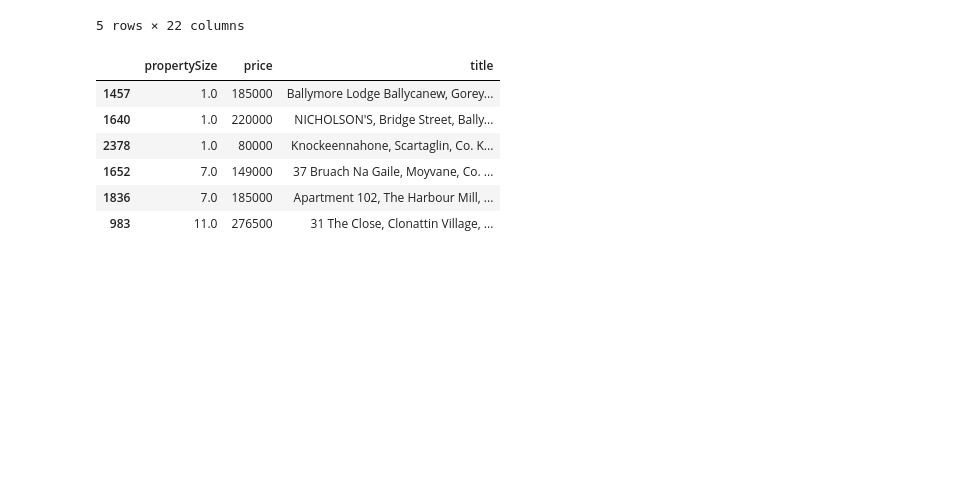
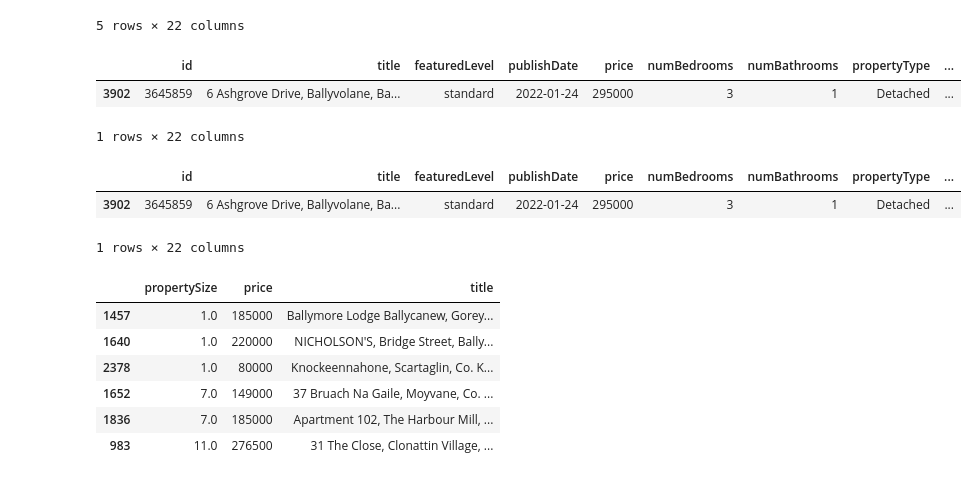
Before and after one commit to fernandes-s/Daft_ie, a Jupyter notebook: daft_ie_eda.ipynb, the cells around one changed output. Drawn from its saved outputs; the diff is of its cells as text; code cells hidden in the pictures; blank space fills up the shorter version.

```diff
--- a/daft_ie_eda.ipynb
+++ b/daft_ie_eda.ipynb
@@ -22,3 +22,12 @@ df.head()
 | 3 | 3649708 | 31 Lissanalta Drive, Dooradoyle, ... | featured | 2022-01-28 | 299000 | 3 | 3 | Semi-D | ... |
 | 4 | 3643947 | 5 Columba Terrace, Kells, Co. Meath | featured | 2022-01-28 | 120000 | 3 | 1 | Terrace | ... |
 5 rows × 22 columns
+# %%
+# In the data vizualisation part, this latitude and longitude is set to a house in USA.
+# we will replace the coordinates of the house to its real address is in cork
+filtered_longitude_df = df[df['longitude'] == -100.445882]
+filtered_longitude_df
+# %% [output]
+|  | id | title | featuredLevel | publishDate | price | numBedrooms | numBathrooms | propertyType | ... |
+| 3902 | 3645859 | 6 Ashgrove Drive, Ballyvolane, Ba... | standard | 2022-01-24 | 295000 | 3 | 1 | Detached | ... |
+1 rows × 22 columns
@@ -25,3 +37,10 @@ df.head()
+# %%
+# check if worked
+df[df['id'] == 3645859]
+# %% [output]
+|  | id | title | featuredLevel | publishDate | price | numBedrooms | numBathrooms | propertyType | ... |
+| 3902 | 3645859 | 6 Ashgrove Drive, Ballyvolane, Ba... | standard | 2022-01-24 | 295000 | 3 | 1 | Detached | ... |
+1 rows × 22 columns
 # %%
 # rows where propertySize is < than 30
 df_filtered = df[df['propertySize'] < 30]
```
Also changed, not shown: parts of 4 cells of this notebook, 4 other files.
